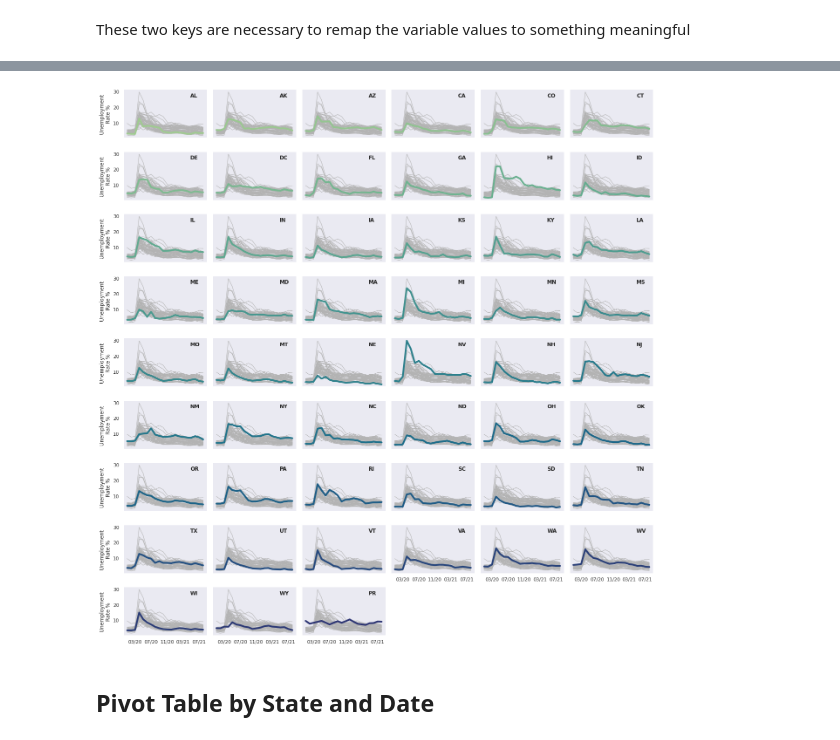
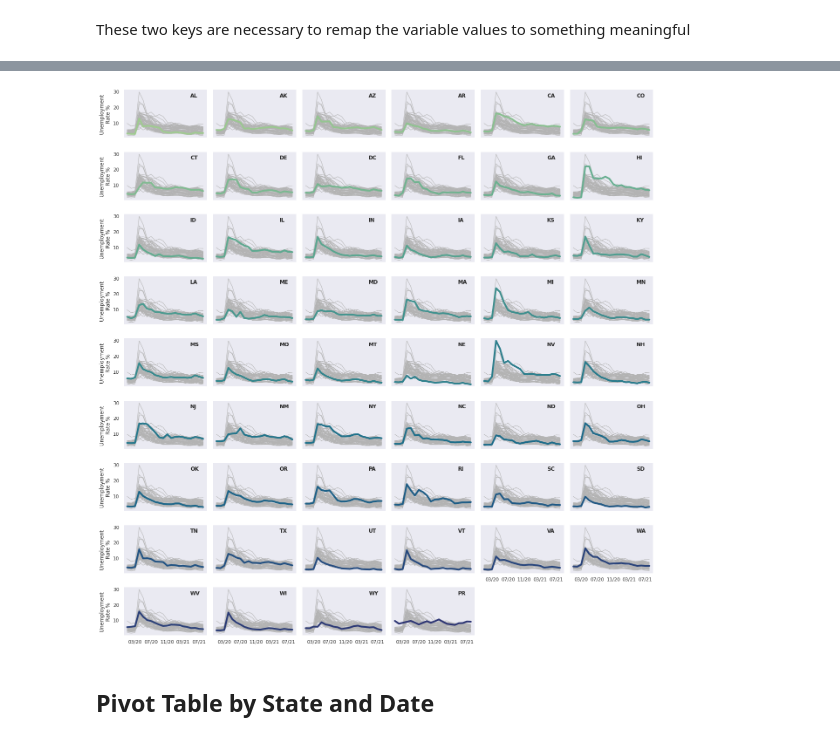
Before and after one commit to elizabethyoo/team_9, a Jupyter notebook: 03_eda_unemployment.ipynb, the cells around one changed output, grey strips where cells are left out. Drawn from its saved outputs; the diff is of its cells as text; code cells hidden in the pictures.

Commit message:
updated the unemployment dataframe for merging and corrected the missing state value.

```diff
--- a/03_eda_unemployment.ipynb
+++ b/03_eda_unemployment.ipynb
@@ -72,6 +52,7 @@ states.head()
 # %% [markdown]
 These two keys are necessary to remap the variable values to something meaningful
 # %%
+states = pd.read_csv('/content/gdrive/MyDrive/team_9/Datasets/state_key.csv', dtype={"ps_id":str})
 state_key = {key:value for (key,value) in zip(states.ps_id,states.abrv)}
 unemployment_key = {'3': 'unemployment_rate',
                 '4': 'unemployment_count',
@@ -81,0 +65,3 @@ unemployment_key = {'3': 'unemployment_rate',
+# %%
+df = pd.read_excel('/content/gdrive/MyDrive/team_9/Datasets/unemployment.xlsx')
+df.head()
@@ -82,16 +77,16 @@ unemployment_key = {'3': 'unemployment_rate',
 # %%
-# Extract the metrix
+# Extract the metric being measures
 df['metric'] = [x[-1] for x in df['Series ID']]
 df['metric'] = df['metric'].map(unemployment_key)
 
+# Extract the state ID and convert to the state abbreviation
 df['state'] = [x[5:7] for x in df['Series ID']]
 df['state'] = df['state'].map(state_key)
 
+# Select only the seasonally adjusted data
 df['adjustment'] = [x.split("ST")[0] for x in df['Series ID']]
 df = df.loc[df['adjustment'] == "LAU"].drop(columns = ['adjustment', 'Series ID'])
 
+# Convert the dataset to long form so it can be merged with the main dataframe later
 df = pd.melt(df, ['metric', 'state'])
-df = df.rename(columns = {'variable': 'date', 'Series ID':'series_id'})
-
-df['month'] =
-df.head()
+df = df.rename(columns = {'variable': 'date', 'value': 'unemployment_rate'})
@@ -105,3 +104,3 @@ df.head()
 # %%
-unemployment = df.loc[df['metric'] == "unemployment_rate"].copy()
-# unem = unemployment[df.state.isin(['CA', 'FL', 'NY', 'MA','WA','ND'])].copy()
+unemployment = df.loc[df['metric'] == "unemployment_rate"].drop(columns = 'metric').copy()
+unemployment.head()
@@ -109,36 +118,36 @@ unemployment = df.loc[df['metric'] == "unemployment_rate"].copy()
 sns.set_theme(style="dark")
 
 # Plot each year's time series in its own facet
 g = sns.relplot(
     data= unemployment,
-    x="date", y="value", col="state", hue="state",
+    x="date", y="unemployment_rate", col="state", hue="state",
     kind="line", palette="crest", linewidth=4, zorder=5,
     col_wrap=6, height=2, aspect=1.5, legend=False,
 )
 
 # Iterate over each subplot to customize further
 for state, ax in g.axes_dict.items():
 
     # Add the title as an annotation within the plot
     ax.text(.8, .85, state, transform=ax.transAxes, fontweight="bold")
 
     # Plot every year's time series in the background
     sns.lineplot(
-        data= unemployment, x="date", y="value", units="state",
+        data= unemployment, x="date", y="unemployment_rate", units="state",
         estimator=None, color=".7", linewidth=1, ax=ax,
     )
 
 # Reduce the frequency of the x axis ticks
 ax.set_xticks(ax.get_xticks()[1::2])
 ax.xaxis.set_major_formatter(mdates.DateFormatter('%m/%y'))
 
 
 # Tweak the supporting aspects of the plot
 g.set_titles("")
 g.set_axis_labels("", "Unemployment\nRate %")
 g.tight_layout()
 # %% [output]
-[figure, old version]
+[figure, new version]
 # %% [markdown]
 ## Pivot Table by State and Date
 # %%
```
Also changed, not shown: parts of 12 cells of this notebook.
